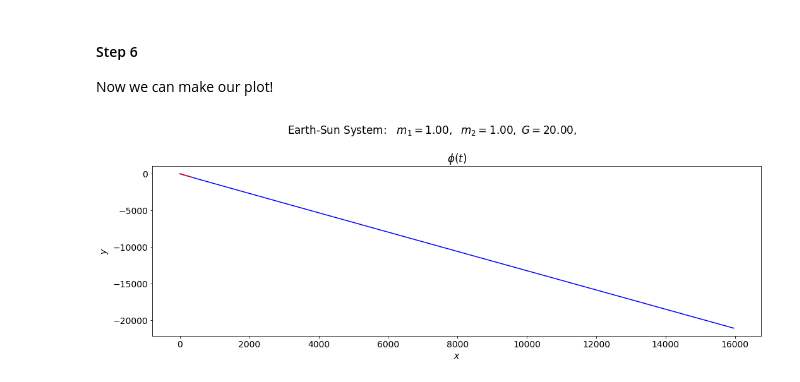
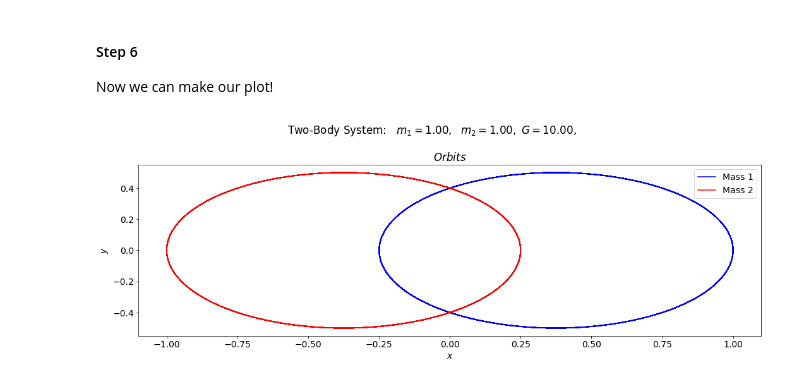
Before and after one commit to doyle340/Physics-5300, a Jupyter notebook: TwoBodyProblem.ipynb, the cells around one changed output. Cells and saved outputs as stored; diff of their text form; code cells hidden in the pictures.

Commit message:
Final Exam Two-Body Problem Submission

```diff
--- a/TwoBodyProblem.ipynb
+++ b/TwoBodyProblem.ipynb
@@ -46,20 +46,24 @@ class DoubleOrbit:
         t : float
             time
         y : float
-            3-component vector with
-            y[0] = x1,     y[1] = y1
-            y[2] = x_1dot, y[3] = y_1dot
-            y[4] = x2,     y[5] = y2
-            y[6] = x_2dot, y[7] = y_2dot
+            8-component vector with
+
+            y[0] = x1,     y[1] = x_1dot
+
+            y[2] = x2,     y[3] = x_2dot
+
+            y[4] = y1,     y[5] = y_1dot
+
+            y[6] = y2,     y[7] = y_2dot
 
         """
 
-        x_1DoubleDot = -(self.G*self.mass2*(y[0]-y[4]))/(((y[0]-y[4])**2 + (y[1]-y[5])**2)**(3.0/2.0))
-        x_2DoubleDot = (self.G*self.mass1*(y[0]-y[4]))/(((y[0]-y[4])**2 + (y[1]-y[5])**2)**(3.0/2.0))
-        y_1DoubleDot = -(self.G*self.mass2*(y[1]-y[5]))/(((y[0]-y[4])**2 + (y[1]-y[5])**2)**(3.0/2.0))
-        y_2DoubleDot = (self.G*self.mass1*(y[1]-y[5]))/(((y[0]-y[4])**2 + (y[1]-y[5])**2)**(3.0/2.0))
+        x_1DoubleDot = -(self.G*self.mass2*(y[0]-y[2]))/(((y[0]-y[2])**2 + (y[4]-y[6])**2)**(3.0/2.0))
+        x_2DoubleDot = (self.G*self.mass1*(y[0]-y[2]))/(((y[0]-y[2])**2 + (y[4]-y[6])**2)**(3.0/2.0))
+        y_1DoubleDot = -(self.G*self.mass2*(y[4]-y[6]))/(((y[0]-y[2])**2 + (y[4]-y[6])**2)**(3.0/2.0))
+        y_2DoubleDot = (self.G*self.mass1*(y[4]-y[6]))/(((y[0]-y[2])**2 + (y[4]-y[6])**2)**(3.0/2.0))
 
-        return [y[2], x_1DoubleDot, y[3], y_1DoubleDot, y[6], x_2DoubleDot, y[7], y_2DoubleDot]
+        return [y[1], x_1DoubleDot, y[3], x_2DoubleDot, y[5], y_1DoubleDot, y[7], y_2DoubleDot]
 
 
     def solve_ode(self, t_pts,x1_0,x_1dot0,x2_0,x_2dot0,y1_0,y_1dot0,y2_0,y_2dot0,
@@ -121,8 +125,8 @@ Generate plot time
 # %%
 # Common plotting time (generate the full time then use slices)
 t_start = 0.
-t_end = 100.
-delta_t = 0.001
+t_end = 50.0
+delta_t = 0.01
 
 t_pts = np.arange(t_start, t_end+delta_t, delta_t)
 # %% [markdown]
@@ -168,32 +172,32 @@ Now we can make our plot!
 # %%
 # start the plot!
 fig = plt.figure(figsize=(15,5))
-overall_title = 'Earth-Sun System:  ' + \
+overall_title = 'Two-Body System:  ' + \
                 rf' $m_1 = {mass1:.2f},$' + \
                 rf'  $m_2 = {mass2:.2f},$' + \
                 rf' $G = {G:.2f},$' + \
                 '\n'    # \n means a new line (adds some space here)
 
 fig.suptitle(overall_title, va='baseline')
 
 # first plot
 ax_a = fig.add_subplot(1,1,1)
 
 start, stop = start_stop_indices(t_pts, t_start, t_end)
 plot_y_vs_x(x1[start : stop], y1[start : stop],
             axis_labels=x_vs_y_labels,
             color='blue',
-            label=None,
-            title=r'$\phi(t)$',
+            label='Mass 1',
+            title=r'$Orbits$',
             ax=ax_a)
 start, stop = start_stop_indices(t_pts, t_start, t_end)
 plot_y_vs_x(x2[start : stop], y2[start : stop],
             color='red',
-            label=None,
+            label='Mass 2',
             ax=ax_a)
 
 
 fig.tight_layout()
 fig.savefig('TwoBodyProblem.png', bbox_inches='tight')
 # %% [output]
-[figure, old version]
+[figure, new version]
```
Also changed, not shown: parts of 2 cells of this notebook.
